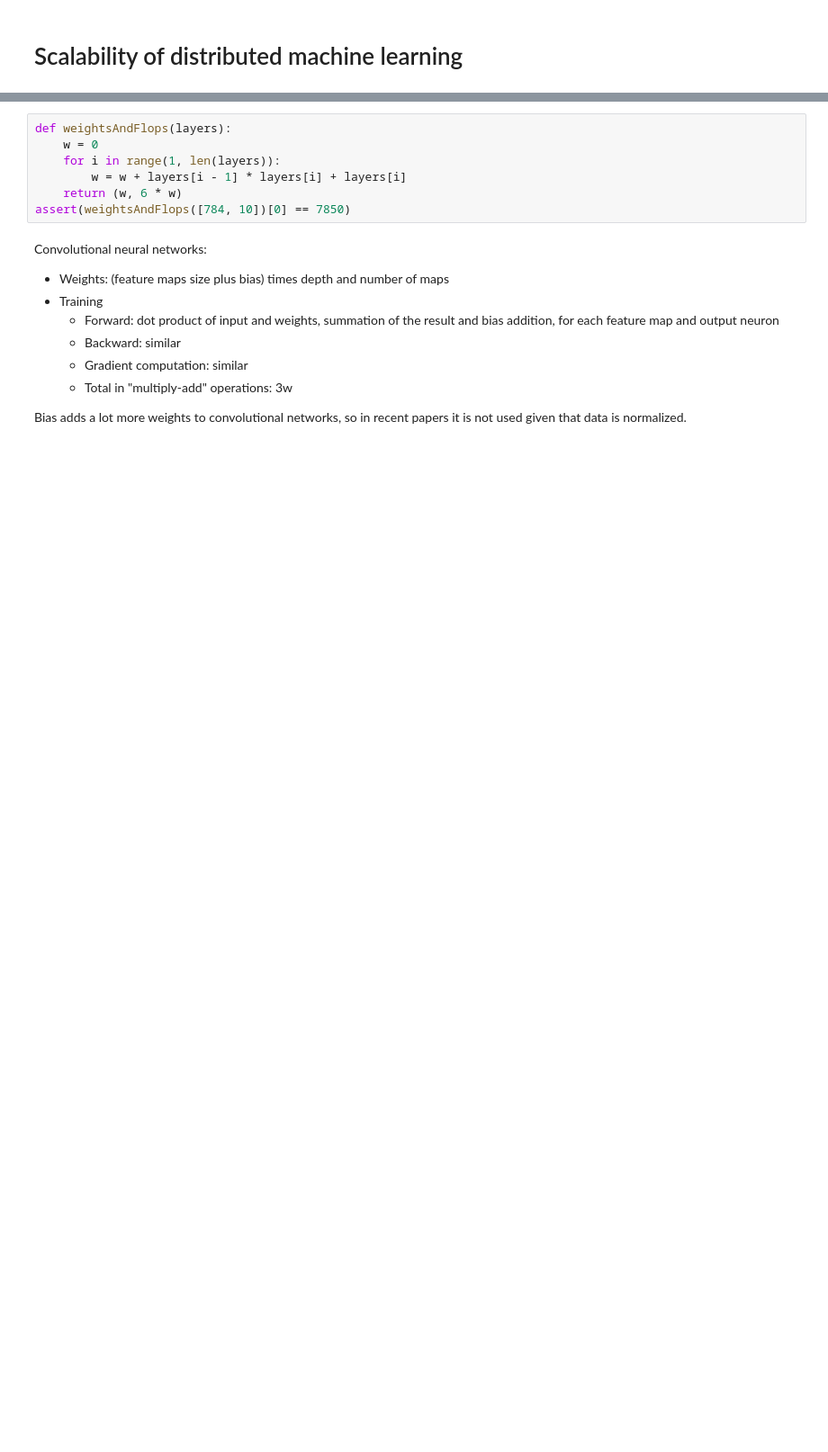
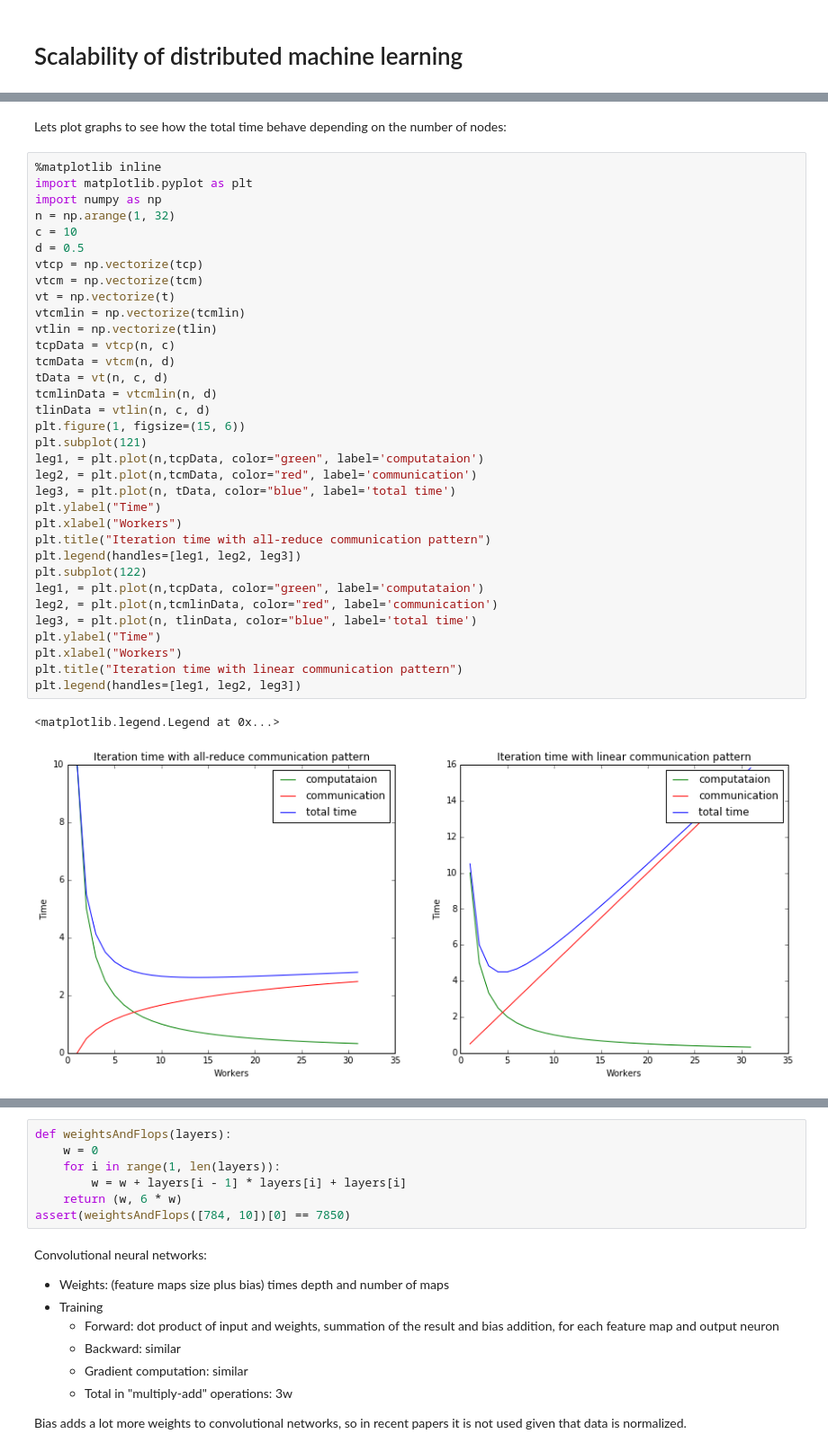
Before and after one commit to avulanov/scalability, a Jupyter notebook: scalability.ipynb, the cells around one changed output, grey strips where cells are left out. Shown at 90% size. Drawn from its saved outputs; the diff is of its cells as text; blank space fills up the shorter version.

```diff
--- a/scalability.ipynb
+++ b/scalability.ipynb
@@ -7,0 +38,39 @@ Lets consider bulk synchronous parallel processing model. Time of one iteration
+# %% [markdown]
+Lets plot graphs to see how the total time behave depending on the number of nodes:
+# %%
+%matplotlib inline
+import matplotlib.pyplot as plt
+import numpy as np
+n = np.arange(1, 32)
+c = 10
+d = 0.5
+vtcp = np.vectorize(tcp)
+vtcm = np.vectorize(tcm)
+vt = np.vectorize(t)
+vtcmlin = np.vectorize(tcmlin)
+vtlin = np.vectorize(tlin)
+tcpData = vtcp(n, c)
+tcmData = vtcm(n, d)
+tData = vt(n, c, d)
+tcmlinData = vtcmlin(n, d)
+tlinData = vtlin(n, c, d)
+plt.figure(1, figsize=(15, 6))
+plt.subplot(121)
+leg1, = plt.plot(n,tcpData, color="green", label='computataion')
+leg2, = plt.plot(n,tcmData, color="red", label='communication')
+leg3, = plt.plot(n, tData, color="blue", label='total time')
+plt.ylabel("Time")
+plt.xlabel("Workers")
+plt.title("Iteration time with all-reduce communication pattern")
+plt.legend(handles=[leg1, leg2, leg3])
+plt.subplot(122)
+leg1, = plt.plot(n,tcpData, color="green", label='computataion')
+leg2, = plt.plot(n,tcmlinData, color="red", label='communication')
+leg3, = plt.plot(n, tlinData, color="blue", label='total time')
+plt.ylabel("Time")
+plt.xlabel("Workers")
+plt.title("Iteration time with linear communication pattern")
+plt.legend(handles=[leg1, leg2, leg3])
+# %% [output]
+<matplotlib.legend.Legend at 0x...>
+[figure, added]
```
Also changed, not shown: parts of 12 cells of this notebook.
